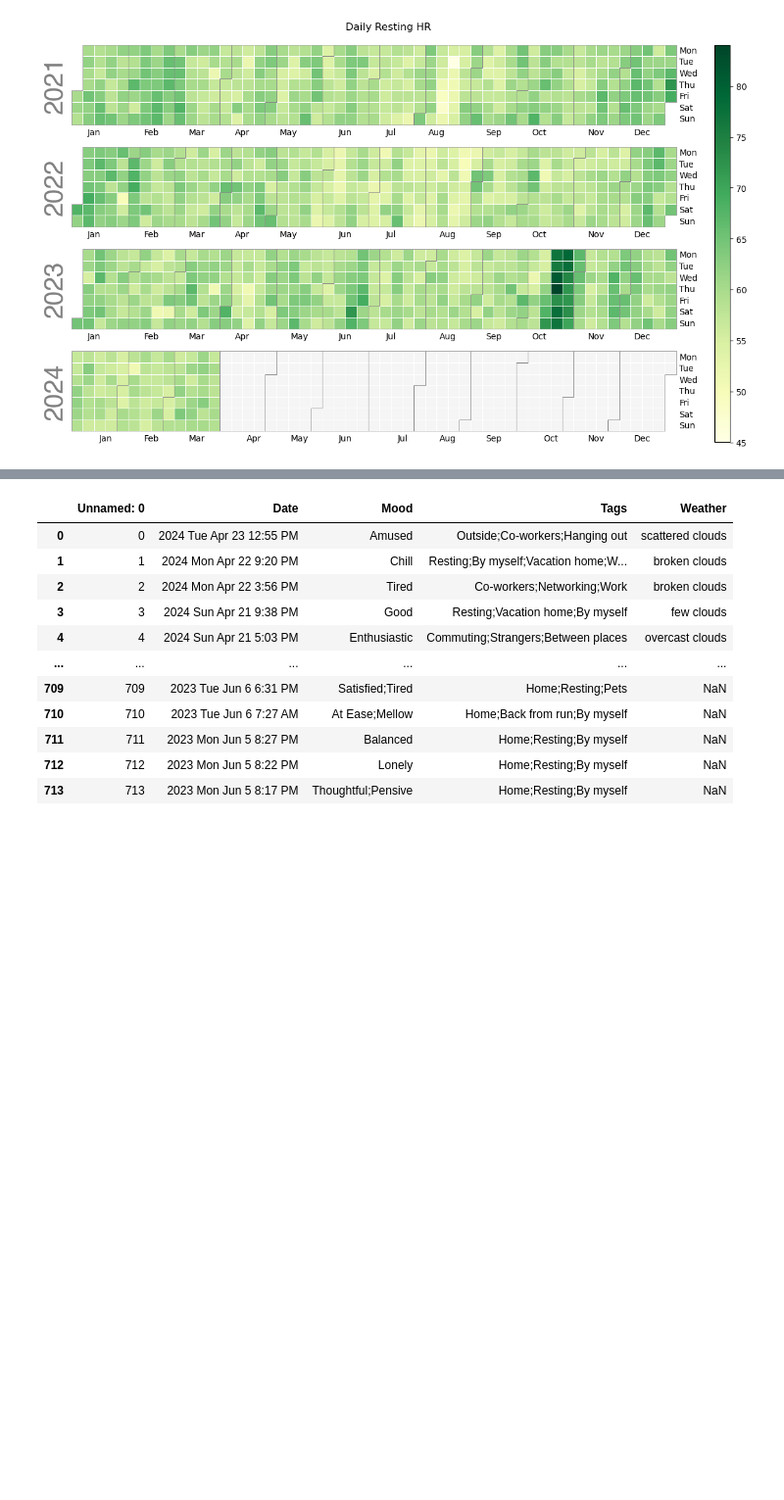
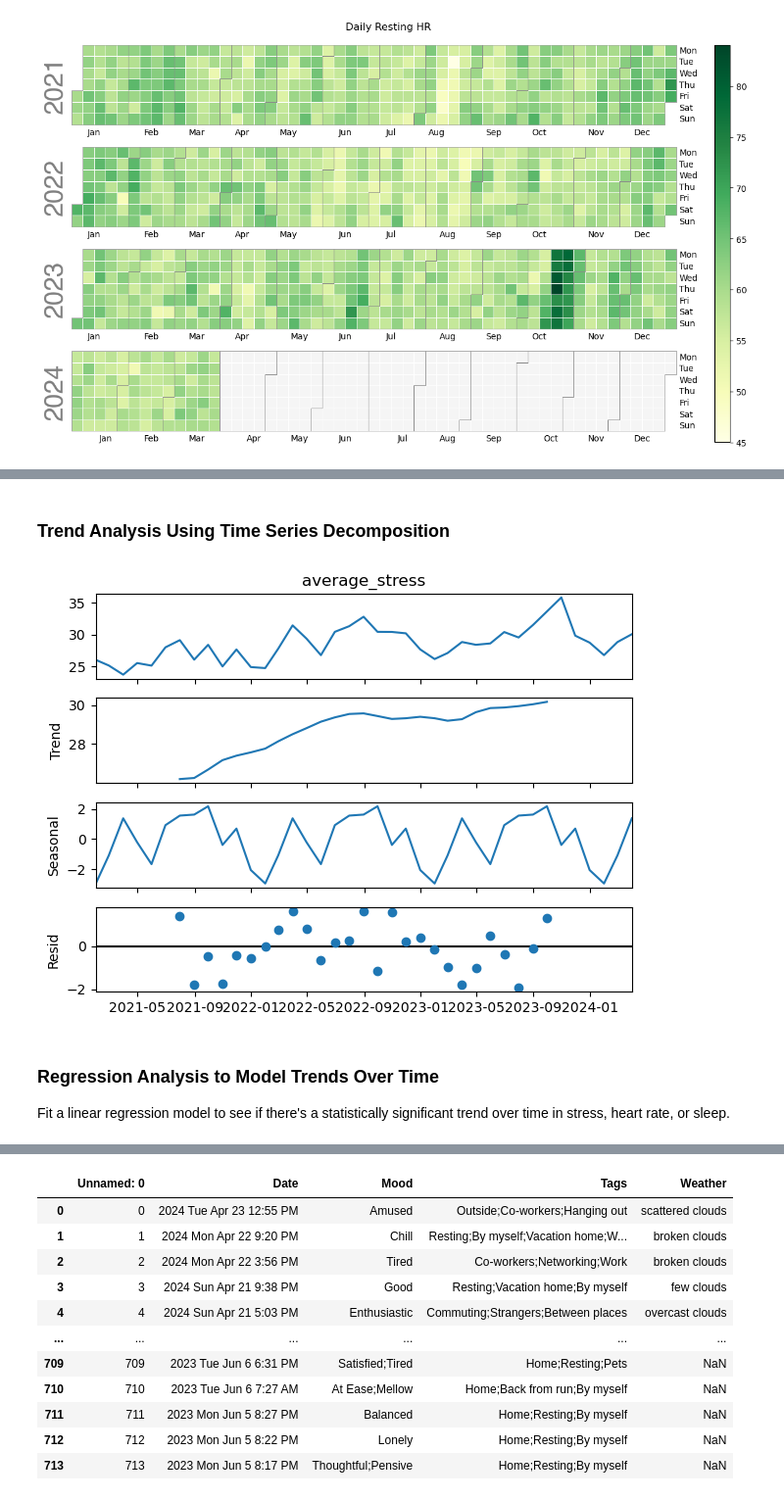
Before and after one commit to cats-and-the-city/playground, a Jupyter notebook: GarminDataStressWellnessActivities.ipynb, the cells around one changed output, grey strips where cells are left out. Shown at 98% size. Saved outputs shown, nothing was run; the diff lists cells and outputs as text; code cells hidden in the pictures; blank space fills up the shorter version.

Commit message:
Seasonal trends analysis for stress and sleep

```diff
--- a/GarminDataStressWellnessActivities.ipynb
+++ b/GarminDataStressWellnessActivities.ipynb
@@ -531,0 +590,20 @@ plt.show()
+# %% [markdown]
+### Trend Analysis Using Time Series Decomposition
+# %%
+from statsmodels.tsa.seasonal import seasonal_decompose
+
+# Example for average stress; ensure your data is a time series with a frequency
+health_df.index = pd.to_datetime(health_df['Date'])  # Ensure index is datetime
+health_df = health_df.sort_index()  # Sort by date
+# Resample data to a consistent frequency, e.g., monthly
+monthly_data = health_df['average_stress'].resample('M').mean().dropna()
+
+# Decompose
+result = seasonal_decompose(monthly_data, model='additive')
+result.plot()
+plt.show()
+# %% [output]
+[figure, added]
+# %% [markdown]
+### Regression Analysis to Model Trends Over Time
+Fit a linear regression model to see if there's a statistically significant trend over time in stress, heart rate, or sleep.
```
Also changed, not shown: parts of 20 cells of this notebook.
